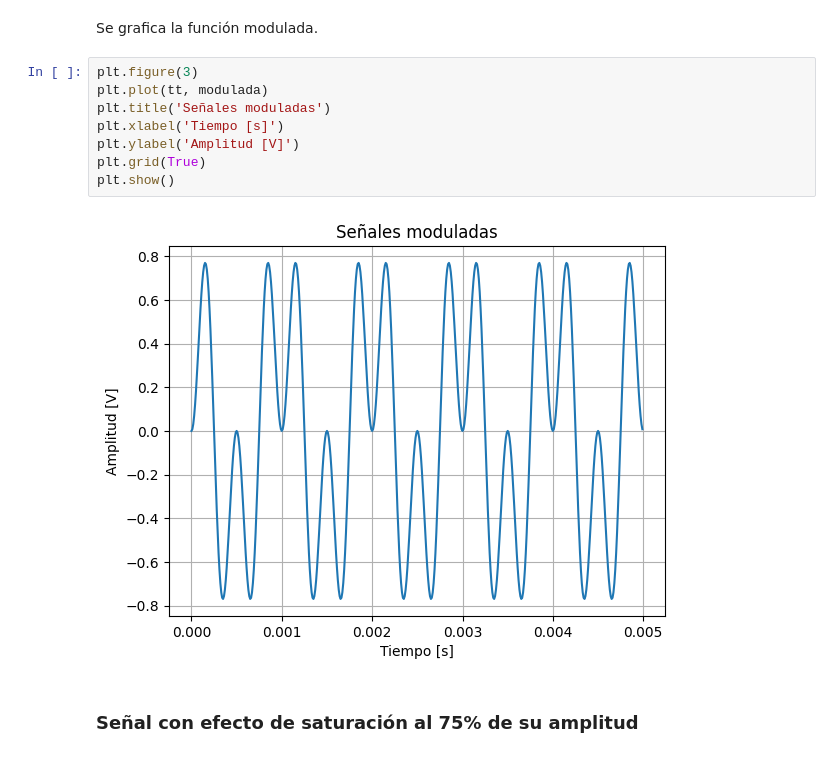
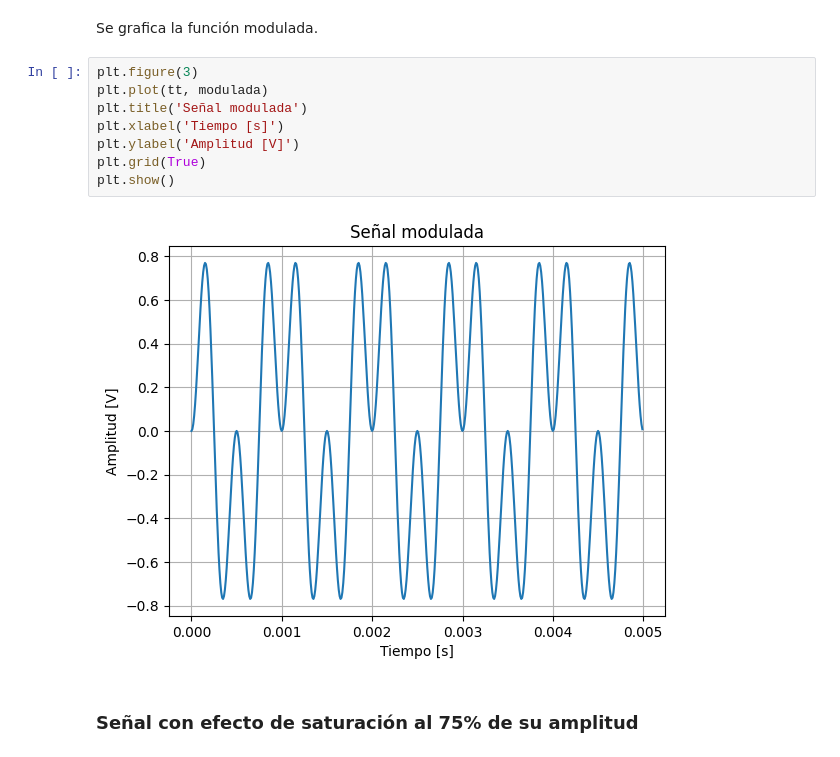
Before and after one commit to Nicolas-21864/TS, a Jupyter notebook: TS1.ipynb, the cells around one changed output. Saved outputs shown, nothing was run; the diff lists cells and outputs as text.

```diff
--- a/TS1.ipynb
+++ b/TS1.ipynb
@@ -112,13 +112,13 @@ Se grafica la función modulada.
 # %%
 plt.figure(3)
 plt.plot(tt, modulada)
-plt.title('Señales moduladas')
+plt.title('Señal modulada')
 plt.xlabel('Tiempo [s]')
 plt.ylabel('Amplitud [V]')
 plt.grid(True)
 plt.show()
 # %% [output]
-[figure, old version]
+[figure, new version]
 # %% [markdown]
 ### Señal con efecto de saturación al 75% de su amplitud
 # %% [markdown]
```
